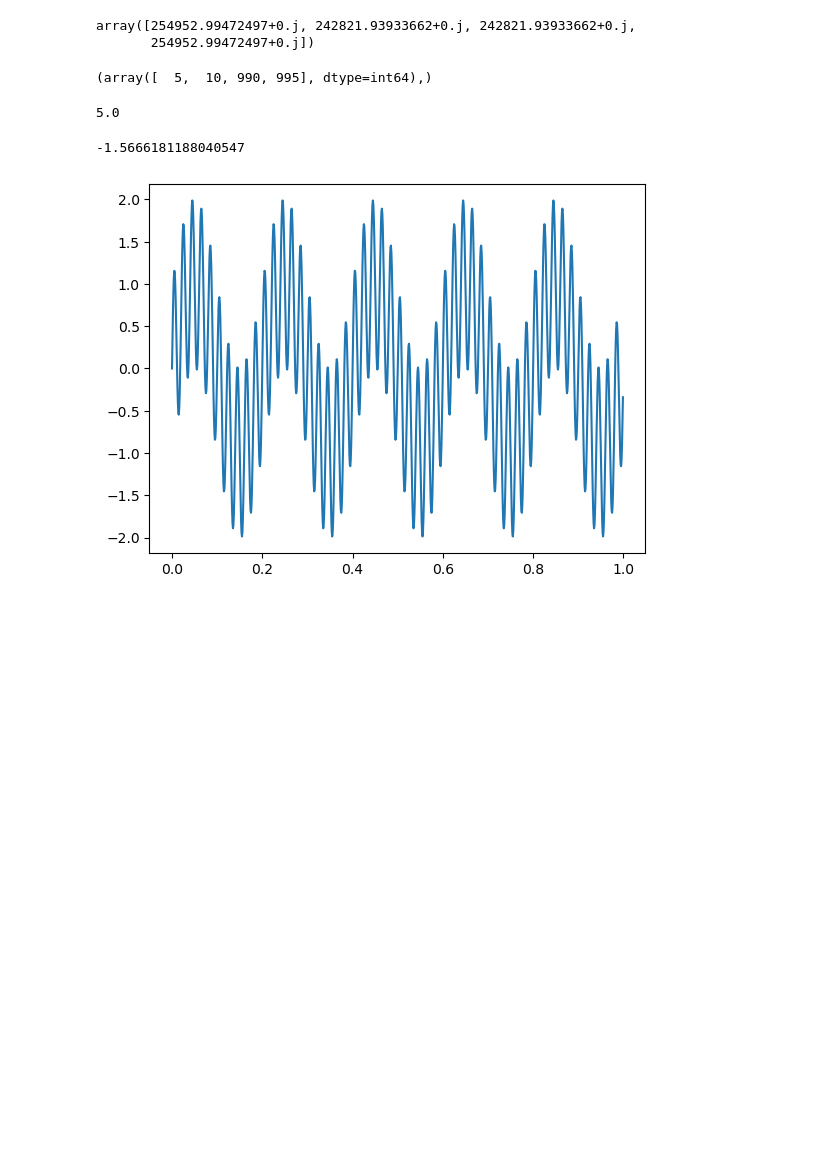
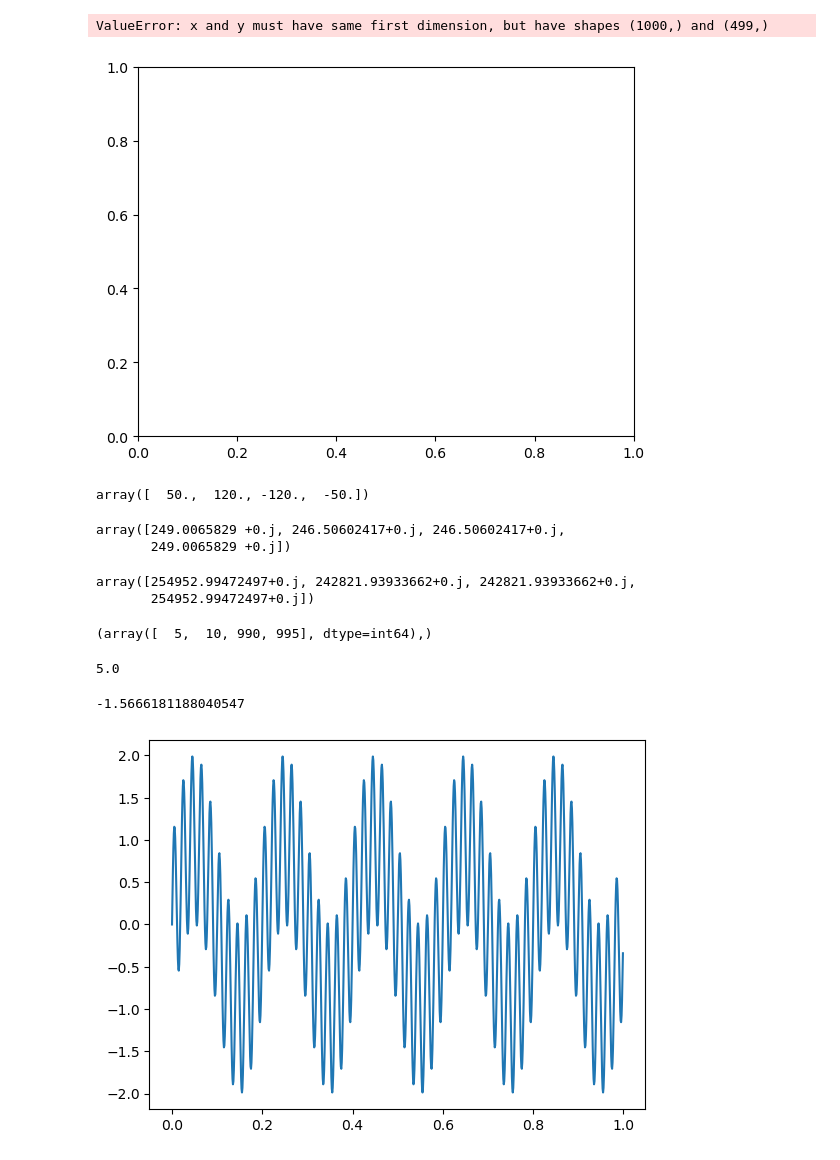
Before and after one commit to EdgarGF93/numpy_methods, a Jupyter notebook: test.ipynb, the cells around one changed output. Saved outputs shown, nothing was run; the diff lists cells and outputs as text; code cells hidden in the pictures; blank space fills up the shorter version.

```diff
--- a/test.ipynb
+++ b/test.ipynb
@@ -56,0 +94,14 @@ plt.show()
+# %%
+ff = np.fft.ifft(fhat, n=N)
+PSD = (ff * np.conj(ff)) / N
+
+ind_pos = np.where(freq_vector > 0)
+freq_vector = freq_vector[ind_pos]
+PSD = PSD[ind_pos]
+
+plt.plot(temp_vector, PSD)
+# plt.xlim([0,max(freq_vector)])
+plt.show()
+# %% [output]
+ValueError: x and y must have same first dimension, but have shapes (1000,) and (499,)
+[figure, added]
@@ -56,0 +112,9 @@ plt.show()
+# %%
+freq_vector[ind]
+# %% [output]
+array([  50.,  120., -120.,  -50.])
+# %%
+PSD[PSD > 100]
+# %% [output]
+array([249.0065829 +0.j, 246.50602417+0.j, 246.50602417+0.j,
+       249.0065829 +0.j])
```
Also changed, not shown: parts of 27 cells of this notebook, 2 other files.
